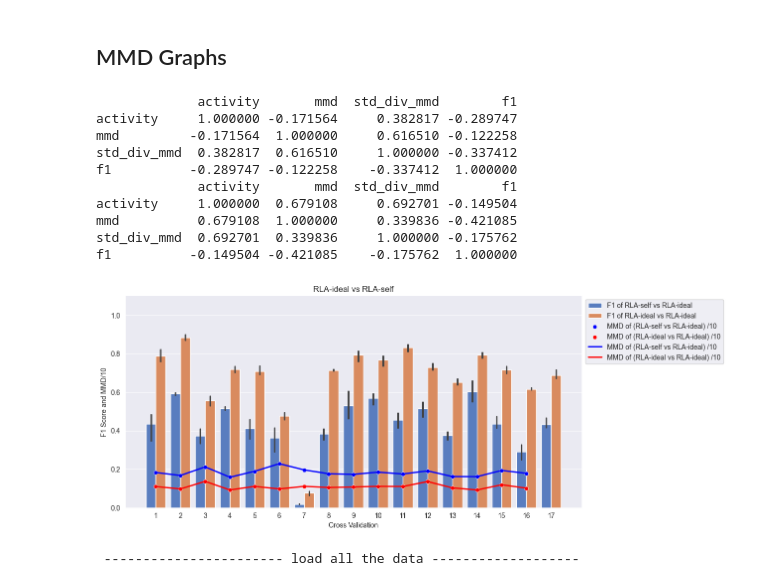
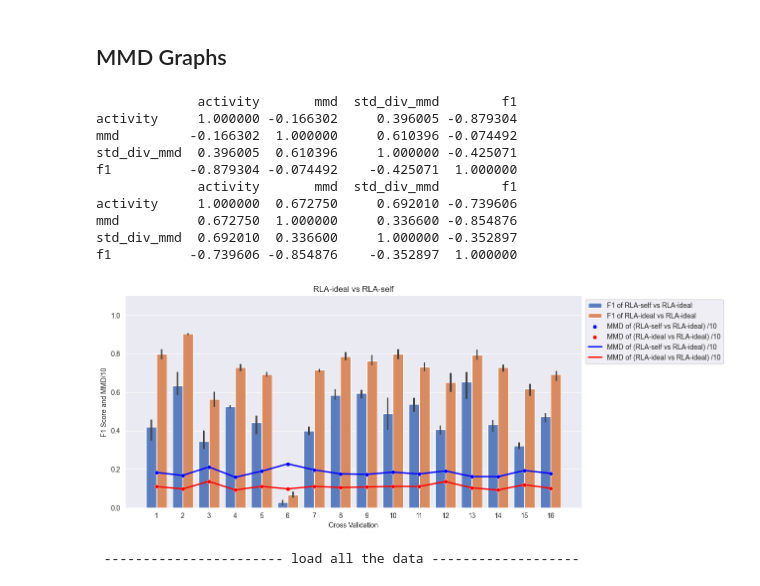
Before and after one commit to Gr33nMayhem/PERCOM_Variability_Research, a Jupyter notebook: notebooks/results_notebook/graph_creation_realdisp.ipynb, the cells around one changed output. Cells and saved outputs as stored; diff of their text form; code cells hidden in the pictures.

Commit message:
Changes to graph creations

```diff
--- a/notebooks/results_notebook/graph_creation_realdisp.ipynb
+++ b/notebooks/results_notebook/graph_creation_realdisp.ipynb
@@ -210,7 +203,7 @@ create_confusion_matrix(root_path, 'RLA-ideal', 'RLA-ideal', 'attend', 6)
 sensor_test = "RLA-ideal"
 sensor_train = "RLA-self"
 result_list = []
-for i in range(17):
+for i in range(16):
     did_run = True
     for model in ['attend', 'deepconv', 'tinyhar']:
         result1 = get_result_for_model(root_path, sensor_train, sensor_test, model, i)
@@ -284,42 +277,42 @@ mmd_2_1 = mmd_2_1.set_index('CV')
 # finding the corelation between mmd and f1 score for 1_1
 mmd_1_1['f1'] = f1_1_1['f1']
 mmd_2_1['f1'] = f1_2_1['f1']
 
 
 print(mmd_1_1.corr())
 print(mmd_2_1.corr())
 
 # divide MMD value by 10
 mmd_1_1['mmd'] = mmd_1_1['mmd'] / 10
 mmd_2_1['mmd'] = mmd_2_1['mmd'] / 10
 
 # reset the index to be 0 to len
 mmd_1_1 = mmd_1_1.reset_index()
 mmd_2_1 = mmd_2_1.reset_index()
 # plot the mmd values not only as line but also as points on the graph
 sns.scatterplot(data=mmd_2_1['mmd'], color='blue', label='MMD of (' + sensor_train + ' vs ' + sensor_test + ') /10')
 ax = sns.scatterplot(data=mmd_1_1['mmd'], color='red',
                      label='MMD of (' + sensor_test + ' vs ' + sensor_test + ') /10')
 # plot the mmd values on top of the f1 score. with x as cv, with thickness 2
 sns.lineplot(data=mmd_2_1['mmd'], color='blue', label='MMD of (' + sensor_train + ' vs ' + sensor_test + ') /10',
              linewidth=2)
 ax = sns.lineplot(data=mmd_1_1['mmd'], color='red', label='MMD of (' + sensor_test + ' vs ' + sensor_test + ') /10',
                   linewidth=2)
 sns.move_legend(ax, "upper left", bbox_to_anchor=(1, 1))
 
 plt.show()
 # %% [output]
              activity       mmd  std_div_mmd        f1
-activity     1.000000 -0.171564     0.382817 -0.289747
-mmd         -0.171564  1.000000     0.616510 -0.122258
-std_div_mmd  0.382817  0.616510     1.000000 -0.337412
-f1          -0.289747 -0.122258    -0.337412  1.000000
+activity     1.000000 -0.166302     0.396005 -0.879304
+mmd         -0.166302  1.000000     0.610396 -0.074492
+std_div_mmd  0.396005  0.610396     1.000000 -0.425071
+f1          -0.879304 -0.074492    -0.425071  1.000000
              activity       mmd  std_div_mmd        f1
-activity     1.000000  0.679108     0.692701 -0.149504
-mmd          0.679108  1.000000     0.339836 -0.421085
-std_div_mmd  0.692701  0.339836     1.000000 -0.175762
-f1          -0.149504 -0.421085    -0.175762  1.000000
+activity     1.000000  0.672750     0.692010 -0.739606
+mmd          0.672750  1.000000     0.336600 -0.854876
+std_div_mmd  0.692010  0.336600     1.000000 -0.352897
+f1          -0.739606 -0.854876    -0.352897  1.000000
-[figure, old version]
+[figure, new version]
 # %%
 data_util = REALDISPUtils()
 # %%
```
Also changed, not shown: parts of 5 cells of this notebook, 2 other files.
